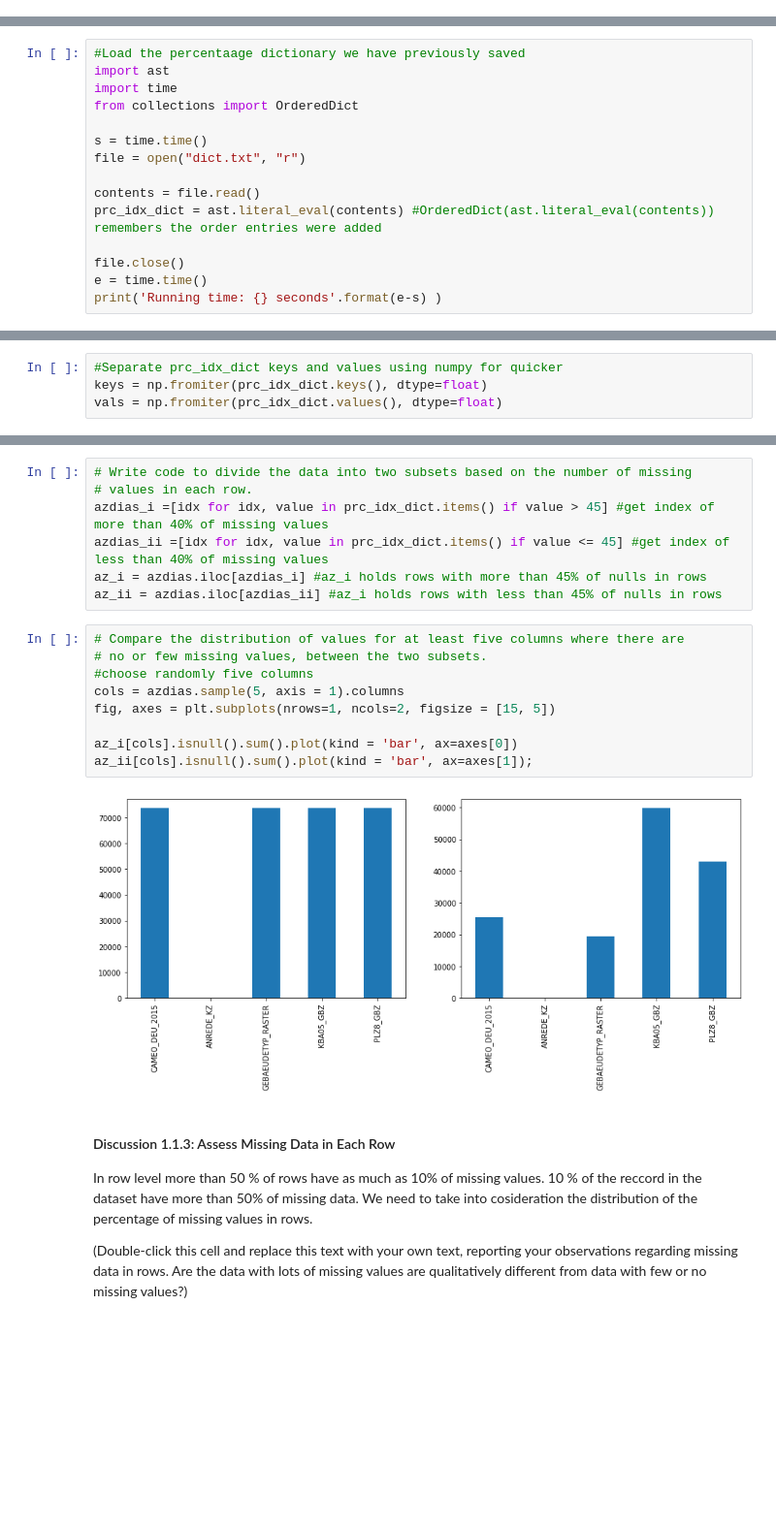
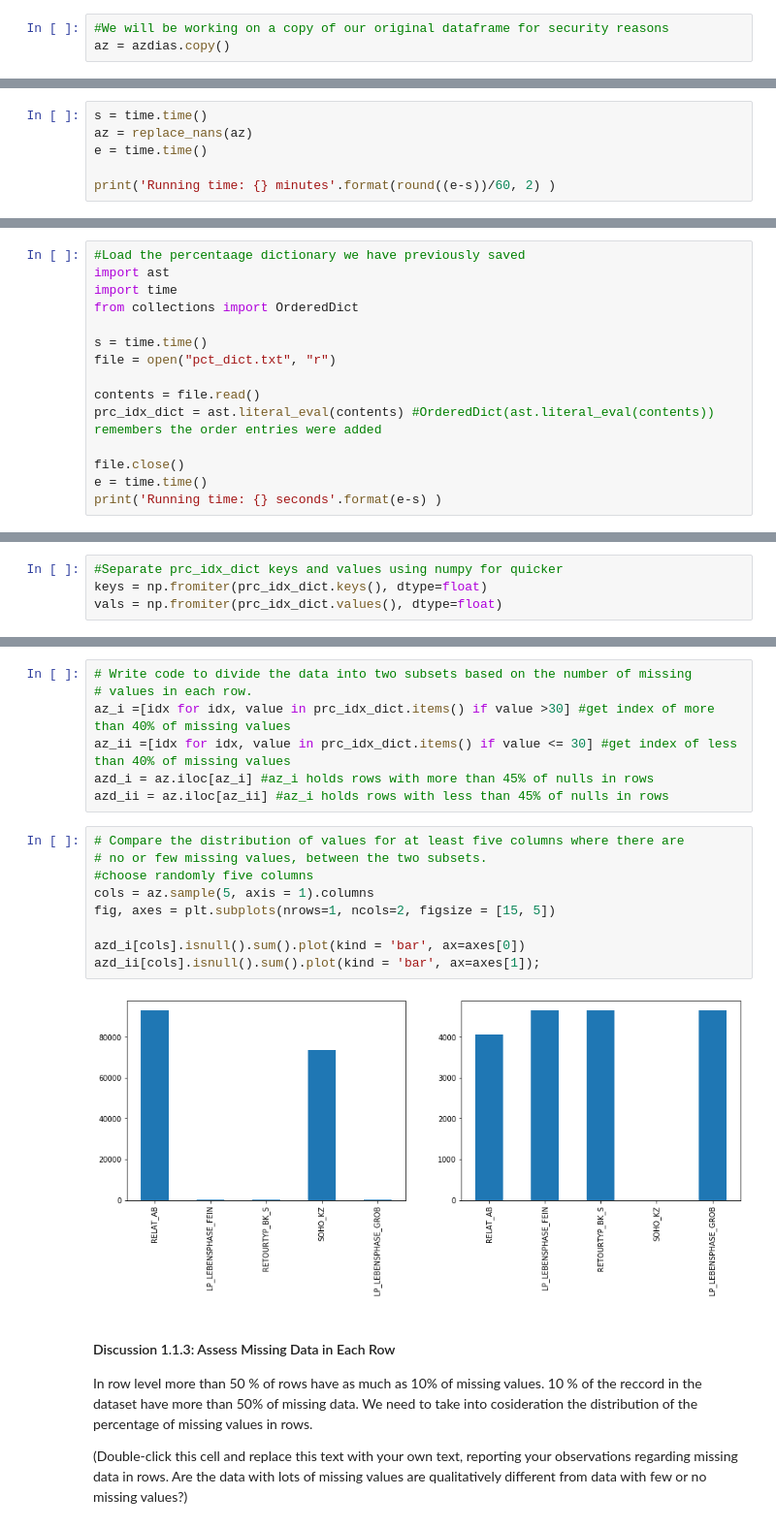
Before and after one commit to chpolyzo/intro_MLND, a Jupyter notebook: third_project/Identify_Customer_Segments.ipynb, the cells around one changed output, grey strips where cells are left out. Shown at 97% size. Saved outputs shown, nothing was run; the diff lists cells and outputs as text; blank space fills up the shorter version.

```diff
--- a/third_project/Identify_Customer_Segments.ipynb
+++ b/third_project/Identify_Customer_Segments.ipynb
@@ -147,0 +86,3 @@ replace_nans(azdias)
+# %%
+#We will be working on a copy of our original dataframe for security reasons
+az = azdias.copy()
@@ -147,0 +157,6 @@ replace_nans(azdias)
+# %%
+s = time.time()
+az = replace_nans(az)
+e = time.time()
+
+print('Running time: {} minutes'.format(round((e-s))/60, 2) )
@@ -280,7 +367,7 @@ import time
 from collections import OrderedDict
 
 s = time.time()
-file = open("dict.txt", "r")
+file = open("pct_dict.txt", "r")
 
 contents = file.read()
 prc_idx_dict = ast.literal_eval(contents) #OrderedDict(ast.literal_eval(contents)) remembers the order entries were added
@@ -341,21 +427,21 @@ g.set_ylabel('Null distribution in the dataset');
 # %%
 # Write code to divide the data into two subsets based on the number of missing
 # values in each row.
-azdias_i =[idx for idx, value in prc_idx_dict.items() if value > 45] #get index of more than 40% of missing values
-azdias_ii =[idx for idx, value in prc_idx_dict.items() if value <= 45] #get index of less than 40% of missing values
-az_i = azdias.iloc[azdias_i] #az_i holds rows with more than 45% of nulls in rows
-az_ii = azdias.iloc[azdias_ii] #az_i holds rows with less than 45% of nulls in rows
+az_i =[idx for idx, value in prc_idx_dict.items() if value >30] #get index of more than 40% of missing values
+az_ii =[idx for idx, value in prc_idx_dict.items() if value <= 30] #get index of less than 40% of missing values
+azd_i = az.iloc[az_i] #az_i holds rows with more than 45% of nulls in rows
+azd_ii = az.iloc[az_ii] #az_i holds rows with less than 45% of nulls in rows
 # %%
 # Compare the distribution of values for at least five columns where there are
 # no or few missing values, between the two subsets.
 #choose randomly five columns
-cols = azdias.sample(5, axis = 1).columns
+cols = az.sample(5, axis = 1).columns
 fig, axes = plt.subplots(nrows=1, ncols=2, figsize = [15, 5])
 
-az_i[cols].isnull().sum().plot(kind = 'bar', ax=axes[0])
-az_ii[cols].isnull().sum().plot(kind = 'bar', ax=axes[1]);
+azd_i[cols].isnull().sum().plot(kind = 'bar', ax=axes[0])
+azd_ii[cols].isnull().sum().plot(kind = 'bar', ax=axes[1]);
 # %% [output]
-[figure, old version]
+[figure, new version]
 # %% [markdown]
 #### Discussion 1.1.3: Assess Missing Data in Each Row
 
```
Also changed, not shown: parts of 157 cells of this notebook.
